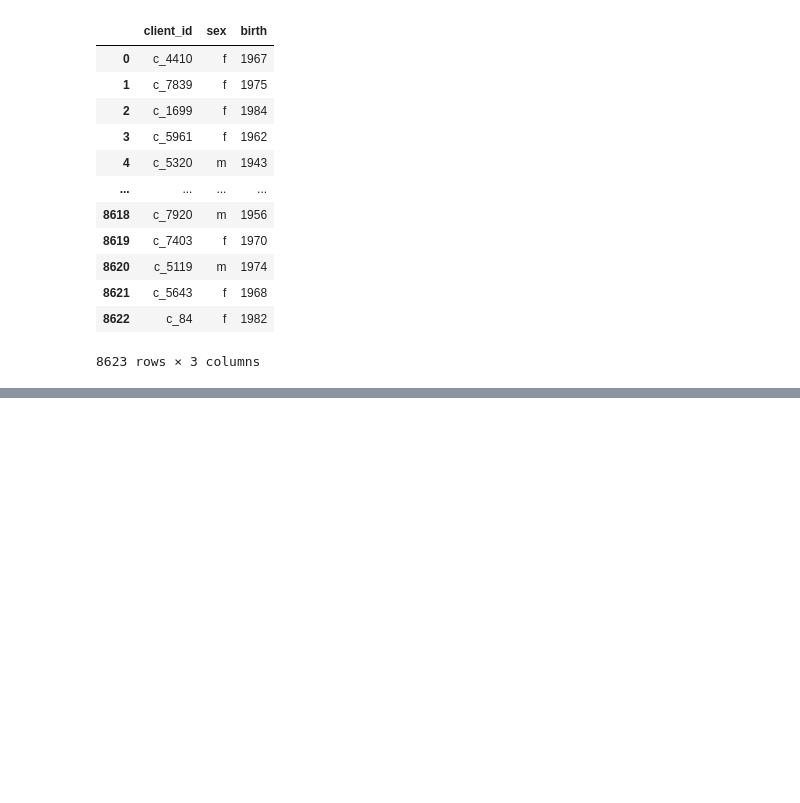
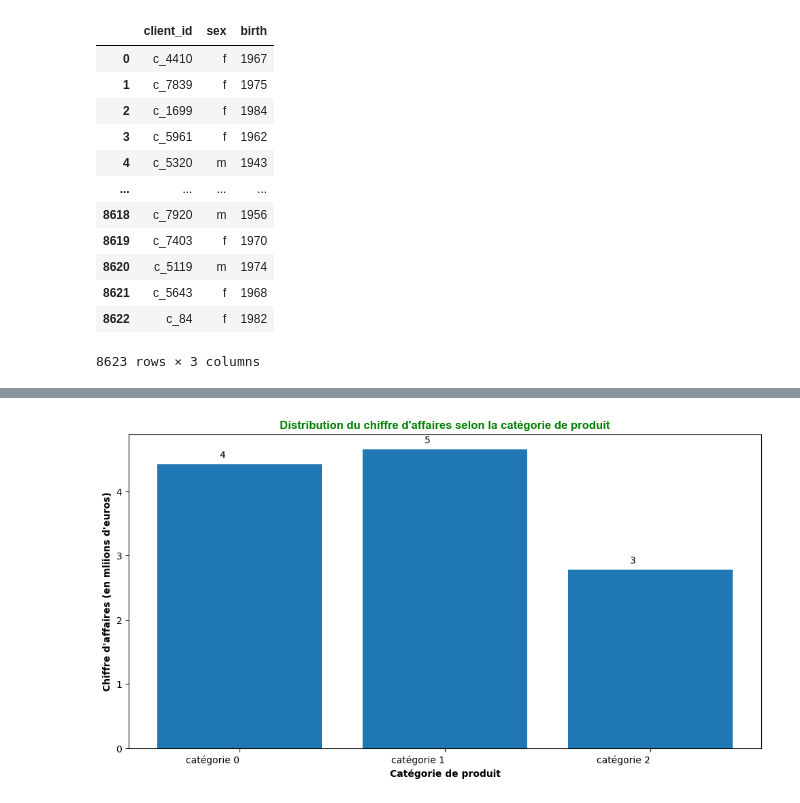
Before and after one commit to Obama19/Projets-individuels-Openclassrooms, a Jupyter notebook: Analyse des ventes d une librairie/P9 VF.ipynb, the cells around one changed output, grey strips where cells are left out. Saved outputs shown, nothing was run; the diff lists cells and outputs as text; code cells hidden in the pictures; blank space fills up the shorter version.

```diff
--- a/Analyse des ventes d une librairie/P9 VF.ipynb
+++ b/Analyse des ventes d une librairie/P9 VF.ipynb
@@ -104,0 +521,22 @@ df_cust
+# %%
+# 2e présentation : diagramme à barre
+
+plt.figure(figsize=(12,6))
+plt.bar(height=data["ca_produit_en_millions"], x=data["categorie_produit"])
+
+plt.title("Distribution du chiffre d'affaires selon la catégorie de produit",
+          color="green", fontweight="bold", fontname="Arial", fontsize=12)
+plt.xlabel("Catégorie de produit", fontweight ="bold")
+plt.ylabel("Chiffre d'affaires (en mliions d'euros)", fontweight ="bold")
+plt.xticks(rotation=0, ha='right')  # ha='right' = alignement à droite
+
+
+# Afficher les valeurs associées à chaque type de produit
+
+val_niv = data["ca_produit_en_millions"].tolist()
+for i in range(3):
+    plt.text(i-0.1, val_niv[i]+0.1, round(val_niv[i]))
+
+plt.show()
+# %% [output]
+[figure, added]
```
Also changed, not shown: parts of 48 cells of this notebook, 1 other file.
